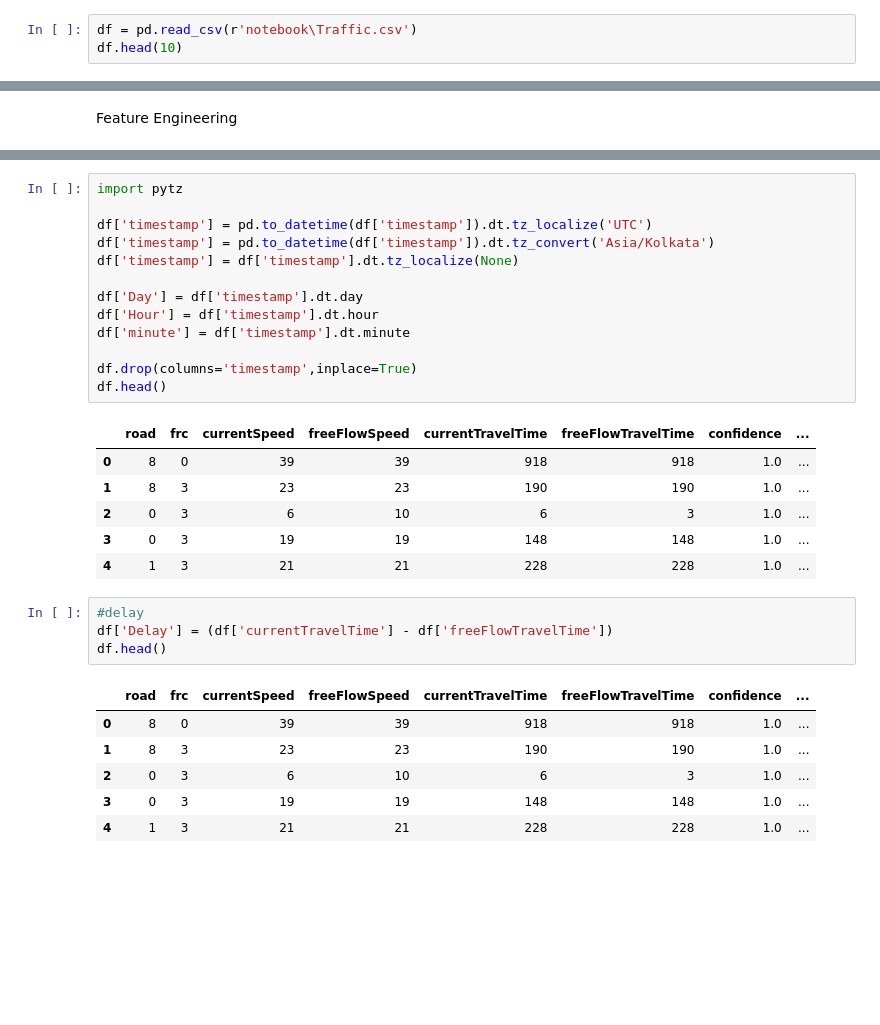
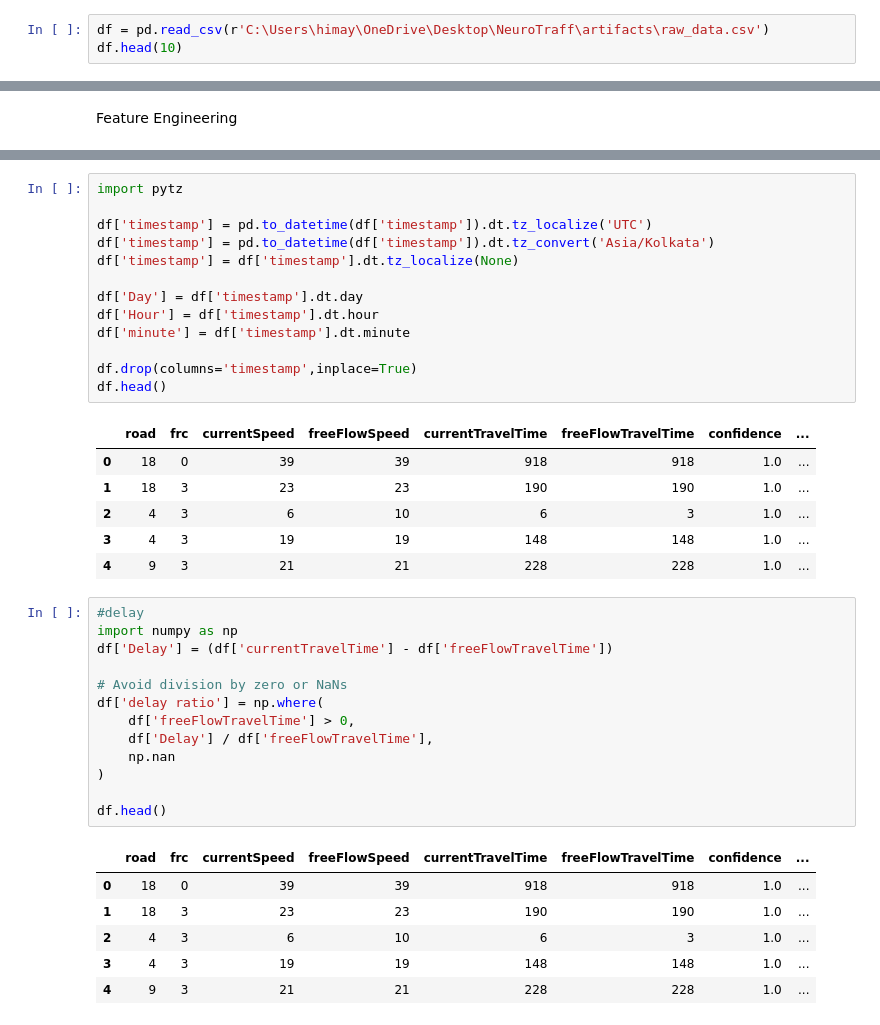
Before and after one commit to Himayu18/NeuroTraff, a Jupyter notebook: notebook/processing dataset.ipynb, the cells around one changed output, grey strips where cells are left out. Saved outputs shown, nothing was run; the diff lists cells and outputs as text; blank space fills up the shorter version.

Commit message:
data ingestion,transformation and model tranning complete (#2)

```diff
--- a/notebook/processing dataset.ipynb
+++ b/notebook/processing dataset.ipynb
@@ -18,5 +16,5 @@ traffic_data = df.to_csv('Traffic.csv',index=False)
 # %%
-df = pd.read_csv(r'notebook\Traffic.csv')
+df = pd.read_csv(r'C:\Users\himay\OneDrive\Desktop\NeuroTraff\artifacts\raw_data.csv')
 df.head(10)
 # %% [output]
 |  | _id | road | point | timestamp | roadName | frc | currentSpeed | freeFlowSpeed | ... |
@@ -91,22 +84,31 @@ df.drop(columns='timestamp',inplace=True)
 df.head()
 # %% [output]
 |  | road | frc | currentSpeed | freeFlowSpeed | currentTravelTime | freeFlowTravelTime | confidence | ... |
-| 0 | 8 | 0 | 39 | 39 | 918 | 918 | 1.0 | ... |
-| 1 | 8 | 3 | 23 | 23 | 190 | 190 | 1.0 | ... |
-| 2 | 0 | 3 | 6 | 10 | 6 | 3 | 1.0 | ... |
-| 3 | 0 | 3 | 19 | 19 | 148 | 148 | 1.0 | ... |
-| 4 | 1 | 3 | 21 | 21 | 228 | 228 | 1.0 | ... |
+| 0 | 18 | 0 | 39 | 39 | 918 | 918 | 1.0 | ... |
+| 1 | 18 | 3 | 23 | 23 | 190 | 190 | 1.0 | ... |
+| 2 | 4 | 3 | 6 | 10 | 6 | 3 | 1.0 | ... |
+| 3 | 4 | 3 | 19 | 19 | 148 | 148 | 1.0 | ... |
+| 4 | 9 | 3 | 21 | 21 | 228 | 228 | 1.0 | ... |
 # %%
 #delay
+import numpy as np
 df['Delay'] = (df['currentTravelTime'] - df['freeFlowTravelTime'])
+
+# Avoid division by zero or NaNs
+df['delay ratio'] = np.where(
+    df['freeFlowTravelTime'] > 0,
+    df['Delay'] / df['freeFlowTravelTime'],
+    np.nan
+)
+
 df.head()
 # %% [output]
 |  | road | frc | currentSpeed | freeFlowSpeed | currentTravelTime | freeFlowTravelTime | confidence | ... |
-| 0 | 8 | 0 | 39 | 39 | 918 | 918 | 1.0 | ... |
-| 1 | 8 | 3 | 23 | 23 | 190 | 190 | 1.0 | ... |
-| 2 | 0 | 3 | 6 | 10 | 6 | 3 | 1.0 | ... |
-| 3 | 0 | 3 | 19 | 19 | 148 | 148 | 1.0 | ... |
-| 4 | 1 | 3 | 21 | 21 | 228 | 228 | 1.0 | ... |
+| 0 | 18 | 0 | 39 | 39 | 918 | 918 | 1.0 | ... |
+| 1 | 18 | 3 | 23 | 23 | 190 | 190 | 1.0 | ... |
+| 2 | 4 | 3 | 6 | 10 | 6 | 3 | 1.0 | ... |
+| 3 | 4 | 3 | 19 | 19 | 148 | 148 | 1.0 | ... |
+| 4 | 9 | 3 | 21 | 21 | 228 | 228 | 1.0 | ... |
 # %%
 df.describe()
 # %% [output]
```
Also changed, not shown: parts of 7 cells of this notebook, 31 other files.
